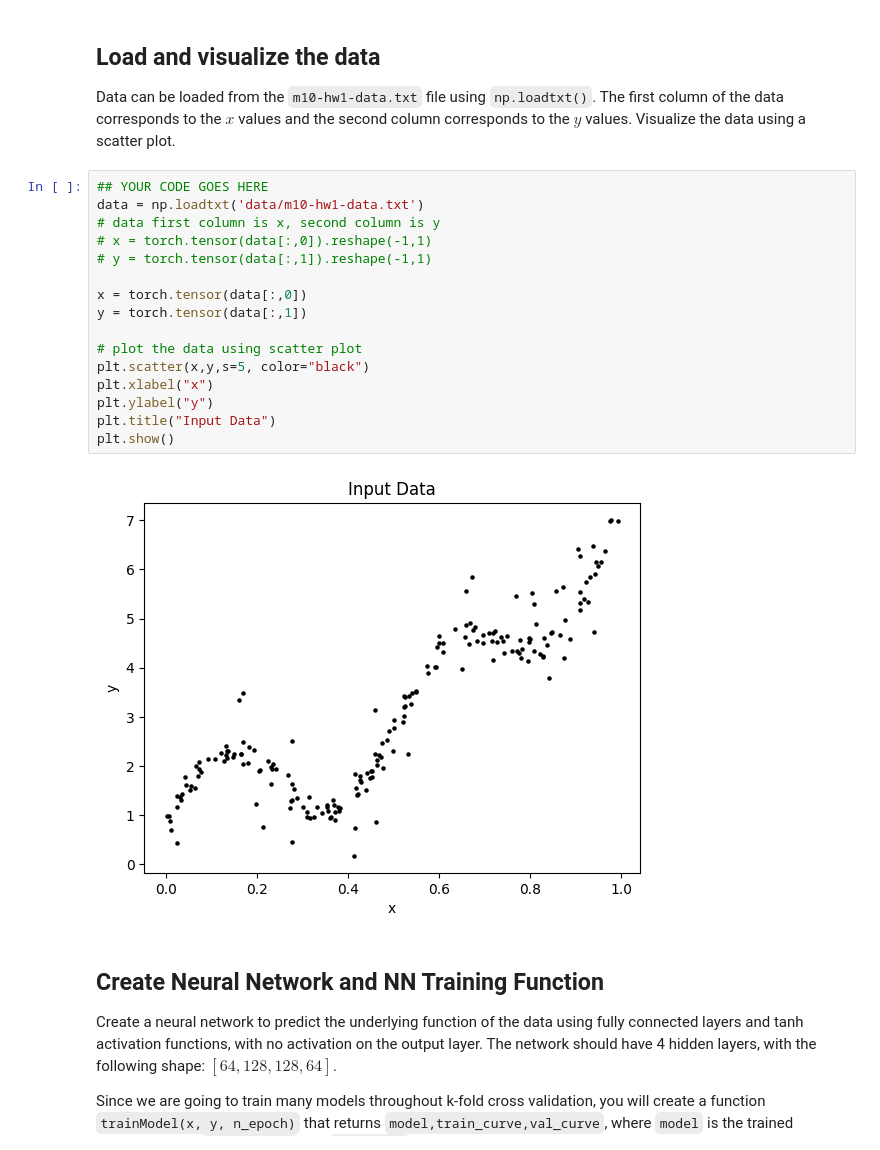
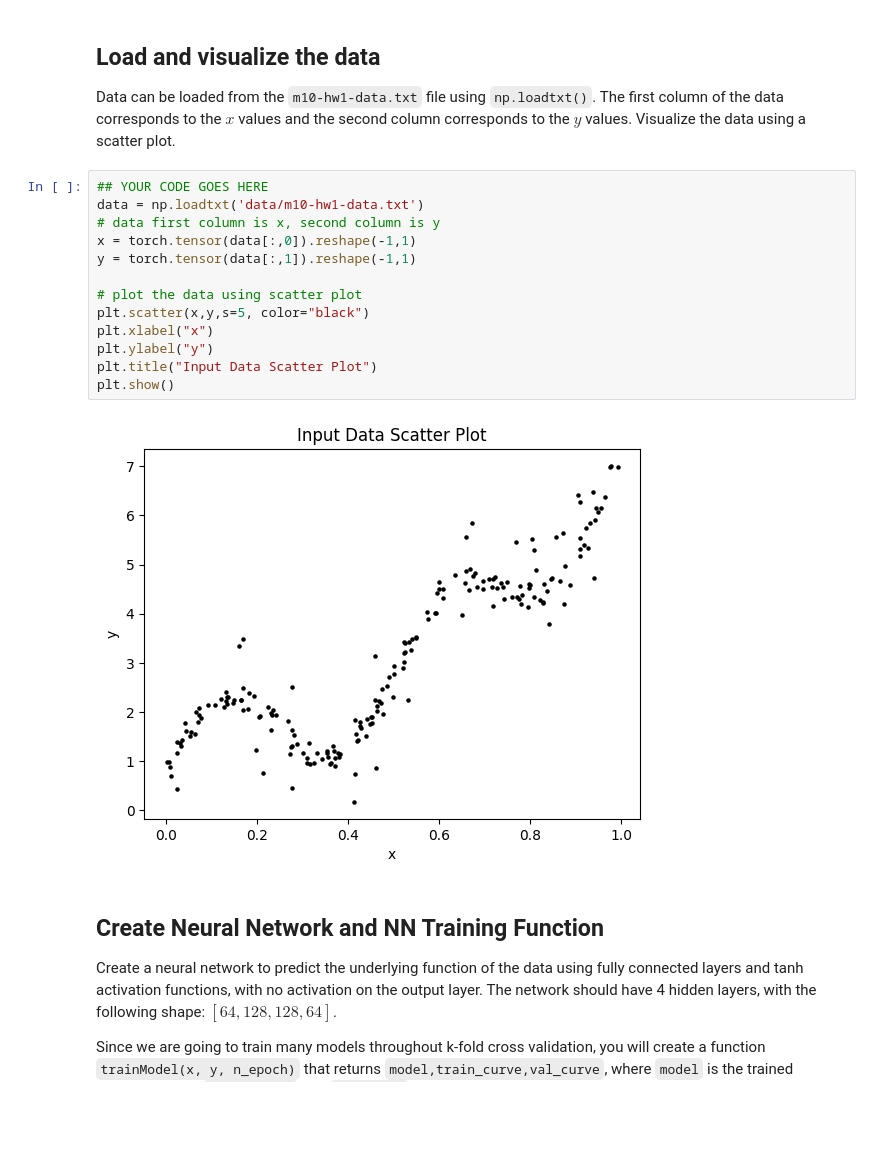
Before and after one commit to ryanwu0521/24-787-AIML, a Jupyter notebook: HW10/M10-HW1.ipynb, the cells around one changed output. Cells and saved outputs as stored; diff of their text form; blank space fills up the shorter version.

```diff
--- a/HW10/M10-HW1.ipynb
+++ b/HW10/M10-HW1.ipynb
@@ -49,21 +49,18 @@ Data can be loaded from the `m10-hw1-data.txt` file using `np.loadtxt()`. The fi
 # %%
 ## YOUR CODE GOES HERE
 data = np.loadtxt('data/m10-hw1-data.txt')
 # data first column is x, second column is y
-# x = torch.tensor(data[:,0]).reshape(-1,1)
-# y = torch.tensor(data[:,1]).reshape(-1,1)
-
-x = torch.tensor(data[:,0])
-y = torch.tensor(data[:,1])
+x = torch.tensor(data[:,0]).reshape(-1,1)
+y = torch.tensor(data[:,1]).reshape(-1,1)
 
 # plot the data using scatter plot
 plt.scatter(x,y,s=5, color="black")
 plt.xlabel("x")
 plt.ylabel("y")
-plt.title("Input Data")
+plt.title("Input Data Scatter Plot")
 plt.show()
 # %% [output]
-[figure, old version]
+[figure, new version]
 # %% [markdown]
 ## Create Neural Network and NN Training Function
 
```
Also changed, not shown: parts of 6 cells of this notebook.
